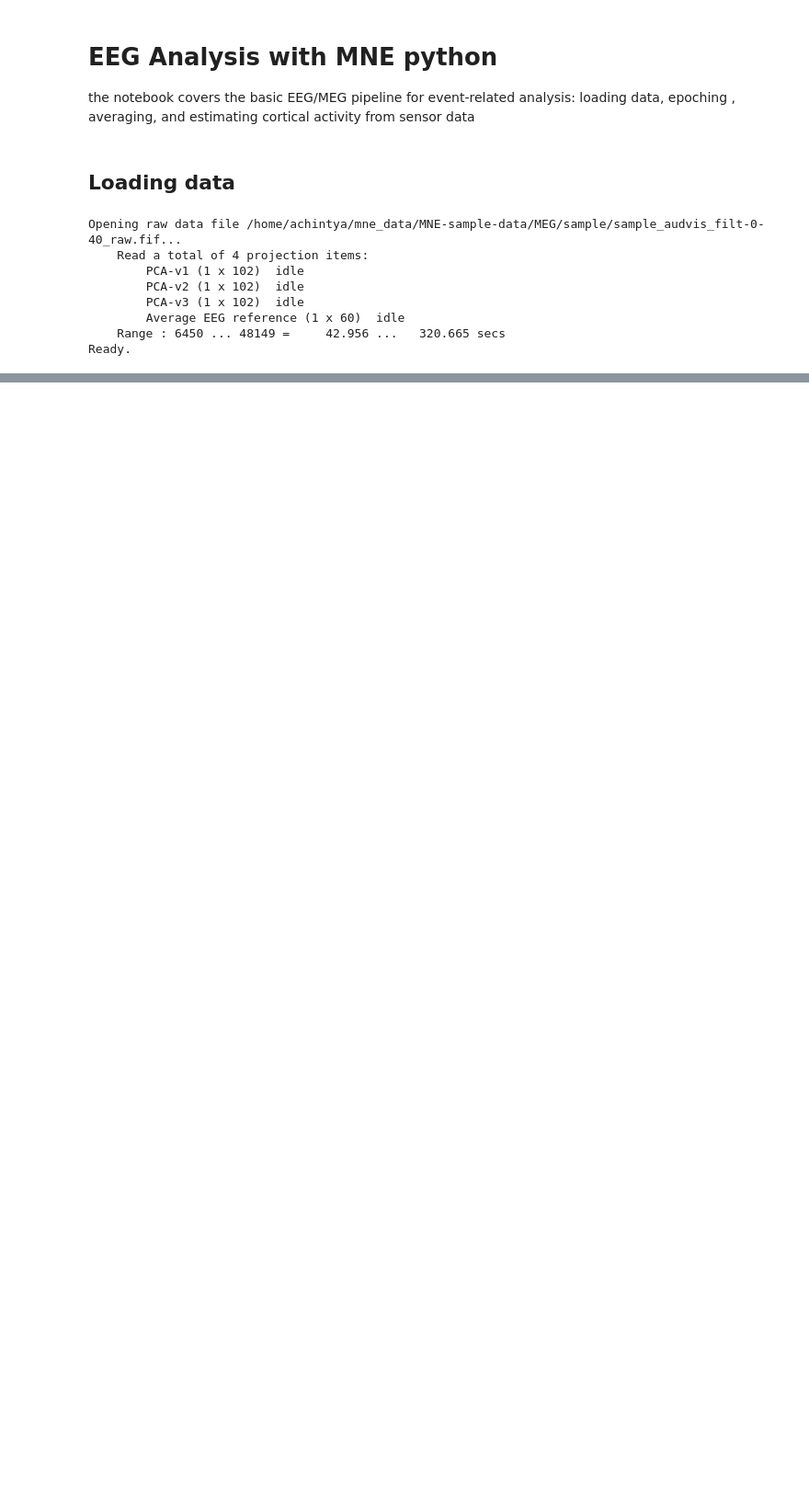
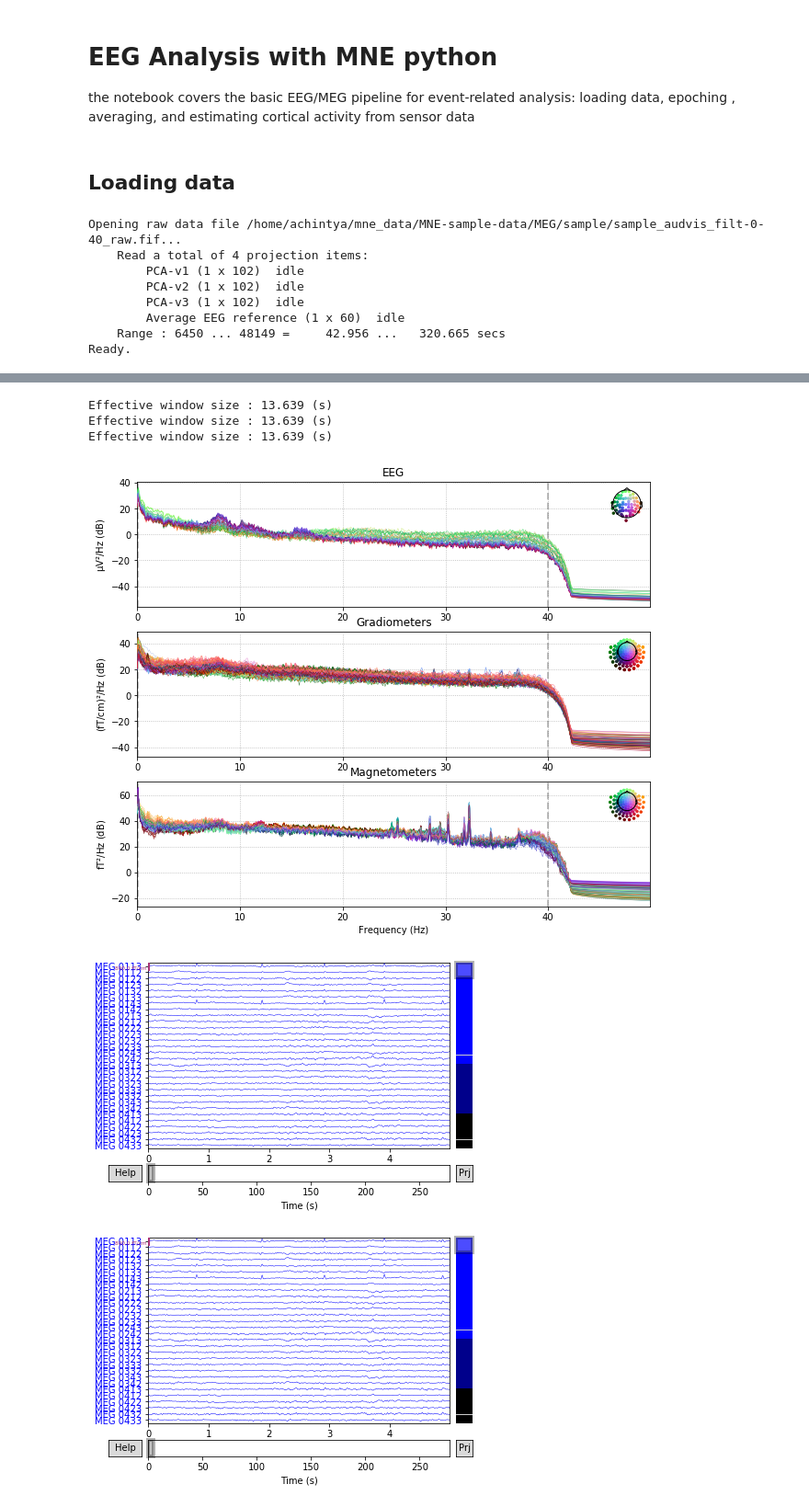
Before and after one commit to AchintyaX/EEG_Analysis, a Jupyter notebook: EEG_signal_processing.ipynb, the cells around one changed output, grey strips where cells are left out. Shown: that part at 92% size. Saved outputs shown, nothing was run; the diff lists cells and outputs as text; code cells hidden in the pictures; blank space fills up the shorter version.

```diff
--- a/EEG_signal_processing.ipynb
+++ b/EEG_signal_processing.ipynb
@@ -9,10 +9,14 @@ import mne
 # %% [markdown]
 ## Loading data
 # %%
+# navigating the folder with the "sample" dataset
 sample_data_folder = mne.datasets.sample.data_path()
+
+# finding the file location
 sample_data_raw_file = os.path.join(sample_data_folder, 'MEG', 'sample', 'sample_audvis_filt-0-40_raw.fif')
 
-raw = mne.io.read_raw(sample_data_raw_file)
+# locating the sample file
+raw = mne.io.read_raw_fif(sample_data_raw_file)
 # %% [output]
 Opening raw data file /home/achintya/mne_data/MNE-sample-data/MEG/sample/sample_audvis_filt-0-40_raw.fif...
     Read a total of 4 projection items:
@@ -24,0 +56,14 @@ Ready.
+# %%
+# Raw objects also have several built in plotting methods;
+# for example power spectral density
+# plotting only frequencies below 50 hz
+
+raw.plot_psd(fmax=50)
+raw.plot(duration=5, n_channels=30)
+# %% [output]
+Effective window size : 13.639 (s)
+Effective window size : 13.639 (s)
+Effective window size : 13.639 (s)
+[figure, added]
+[figure, added]
+[figure, added]
```
Also changed, not shown: parts of 9 cells of this notebook.
